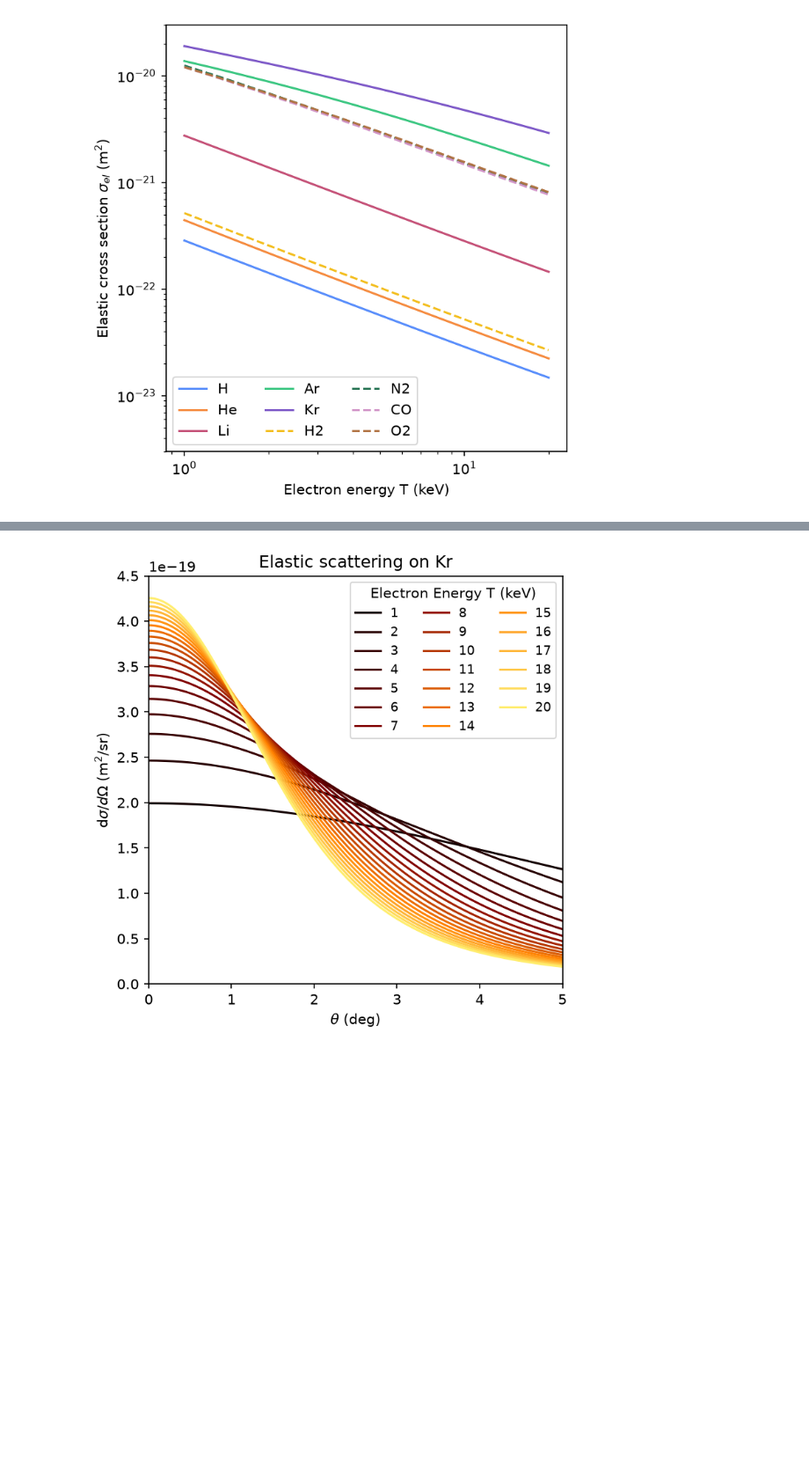
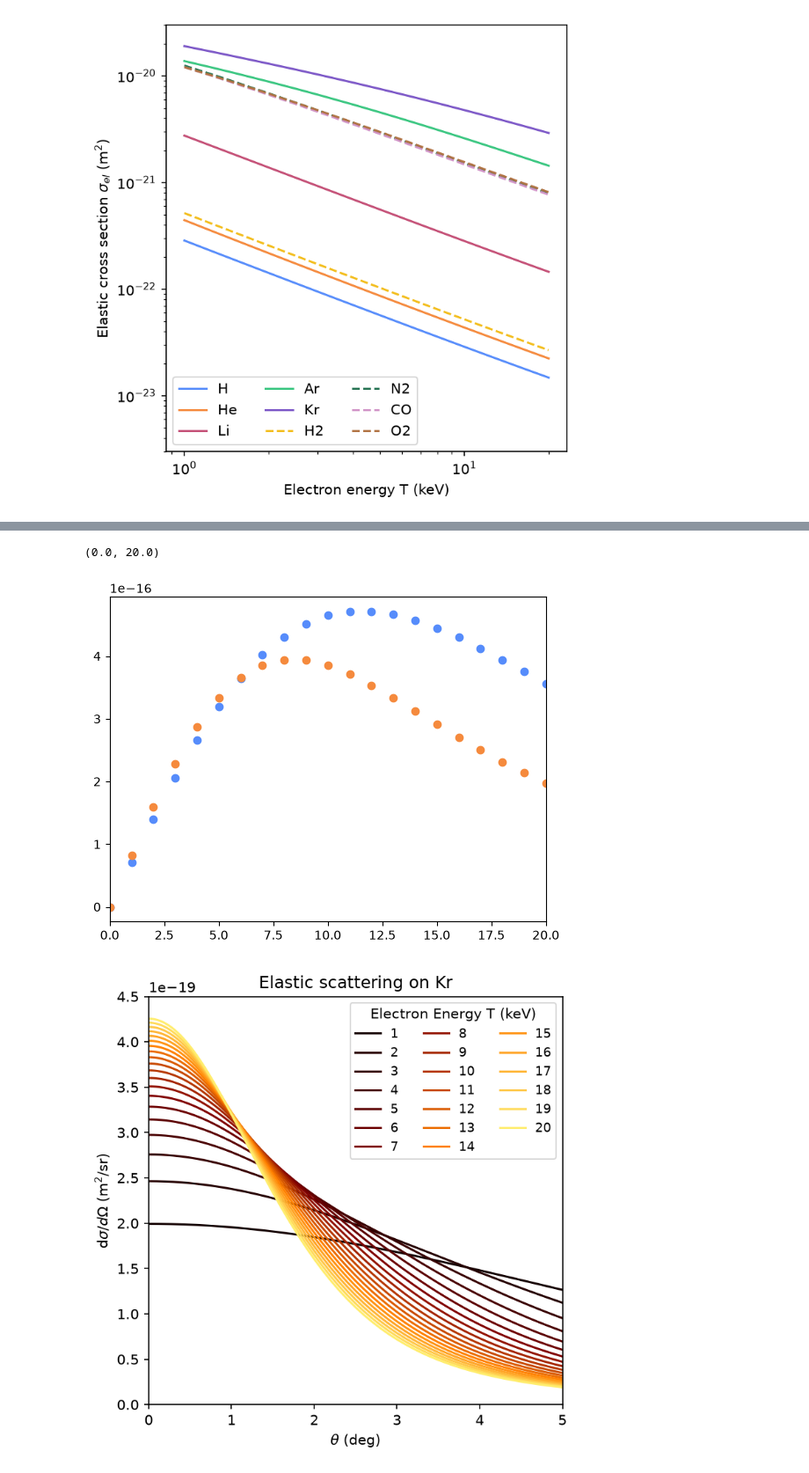
Before and after one commit to benjpjones/Project8ElectronScattering, a Jupyter notebook: PlotElastic.ipynb, the cells around one changed output, grey strips where cells are left out. Shown at 88% size. Drawn from its saved outputs; the diff is of its cells as text; code cells hidden in the pictures; blank space fills up the shorter version.

```diff
--- a/PlotElastic.ipynb
+++ b/PlotElastic.ipynb
@@ -107,3 +110,10 @@ dat_Kr_angle=pd.read_csv("./Data/Elastic/AngleTables/Kr_DCS_1-20keV.csv",skiprow
+# %%
+plt.plot(slice1,'o')
+plt.plot(slice2,'o')
+plt.xlim(0,20)
+# %% [output]
+(0.0, 20.0)
+[figure, added]
 # %%
 plt.figure(figsize=(5,5),dpi=150)
 colormap=plt.get_cmap("afmhot")
```
Also changed, not shown: parts of 6 cells of this notebook, 7 other files.
